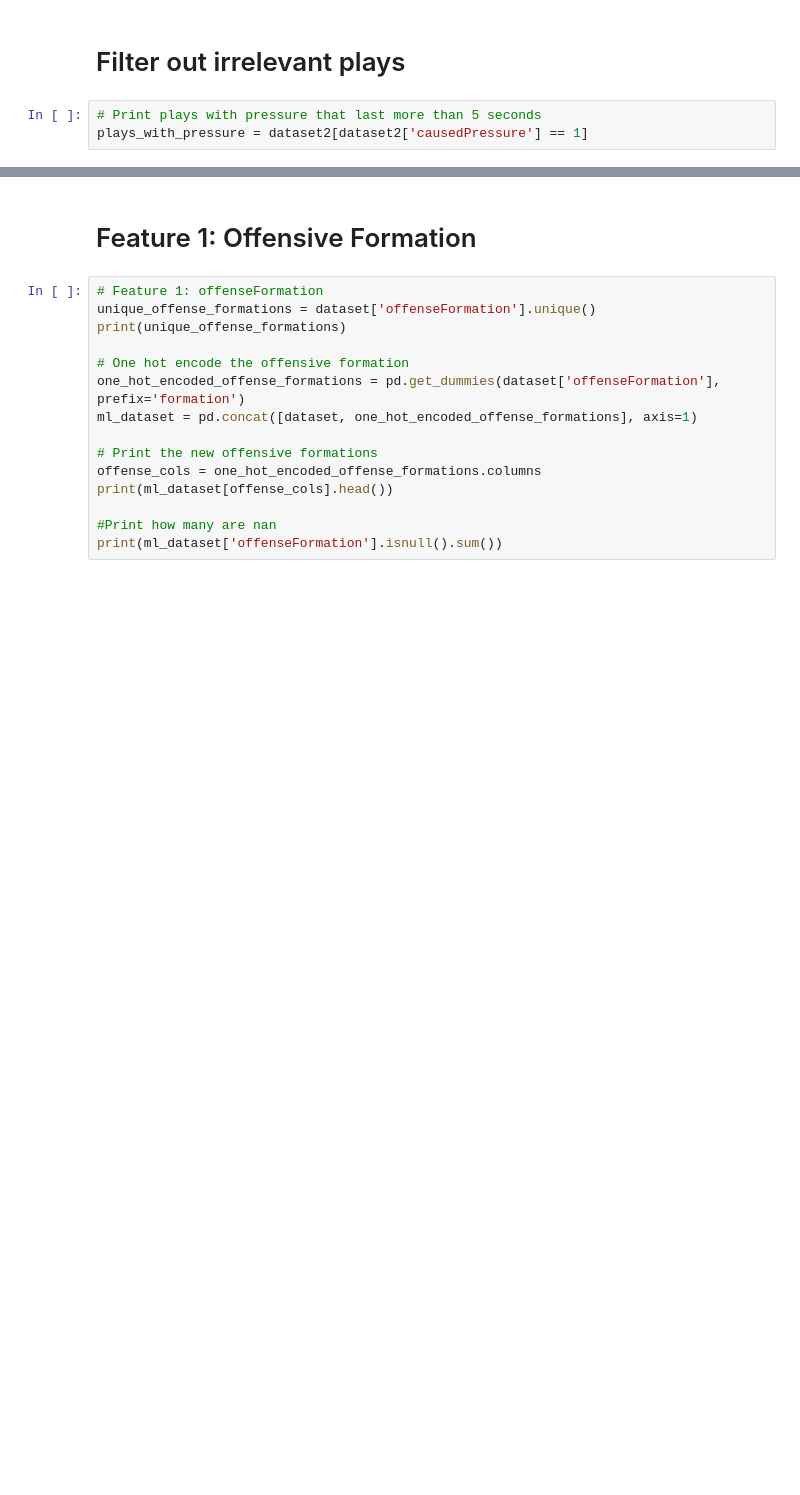
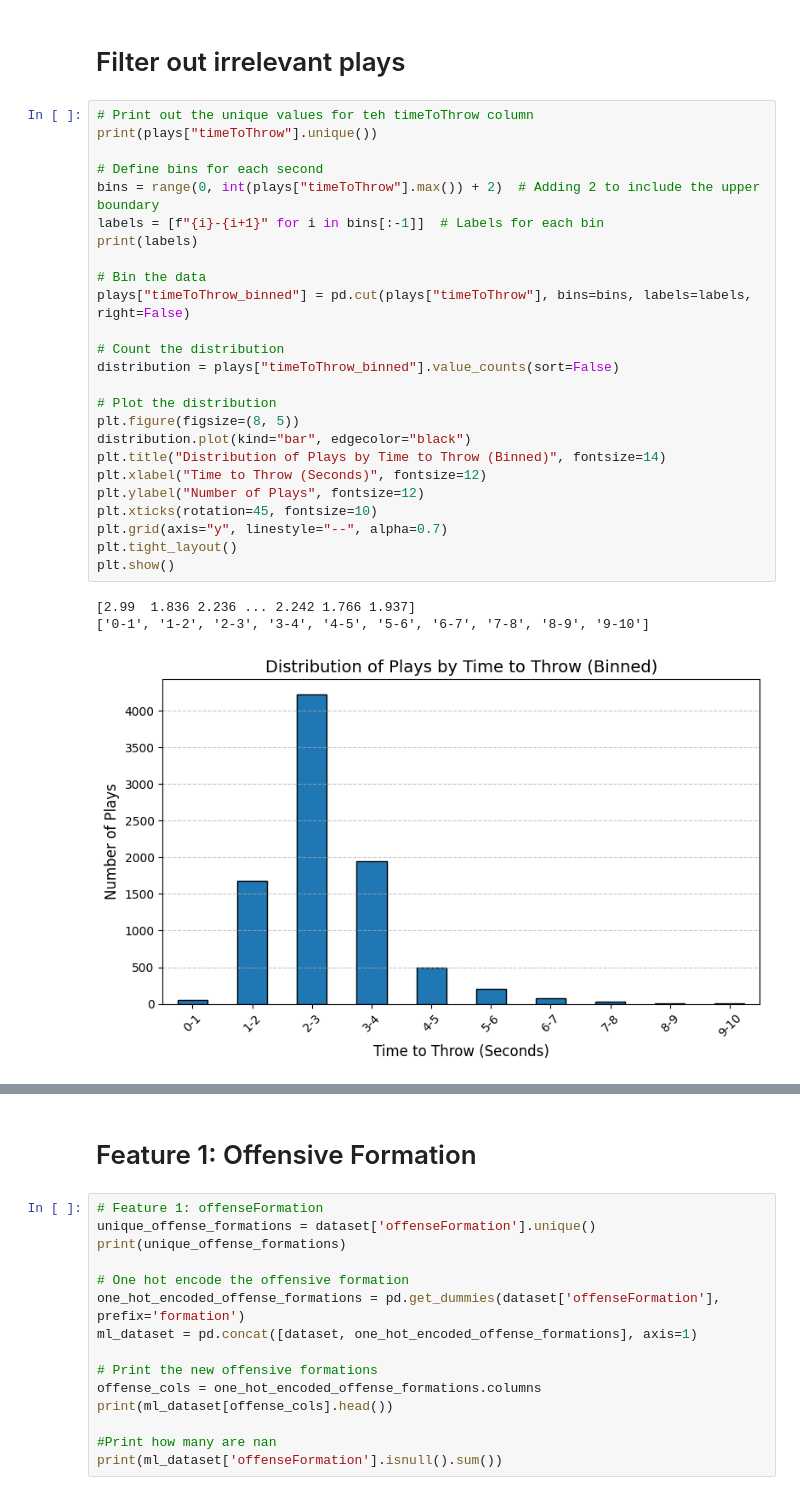
Before and after one commit to CrawfordJohn/big-data-bowl, a Jupyter notebook: create_dataset.ipynb, the cells around one changed output, grey strips where cells are left out. Saved outputs shown, nothing was run; the diff lists cells and outputs as text; blank space fills up the shorter version.

Commit message:
tested no plays where QB throws after 4 seconds

```diff
--- a/create_dataset.ipynb
+++ b/create_dataset.ipynb
@@ -56,5 +38,31 @@ dataset2 = plays.drop_duplicates(subset=['gameId', 'playId'])
 # %% [markdown]
 # Filter out irrelevant plays
-# %%
-# Print plays with pressure that last more than 5 seconds
-plays_with_pressure = dataset2[dataset2['causedPressure'] == 1]
+# %%
+# Print out the unique values for teh timeToThrow column
+print(plays["timeToThrow"].unique())
+
+# Define bins for each second
+bins = range(0, int(plays["timeToThrow"].max()) + 2)  # Adding 2 to include the upper boundary
+labels = [f"{i}-{i+1}" for i in bins[:-1]]  # Labels for each bin
+print(labels)
+
+# Bin the data
+plays["timeToThrow_binned"] = pd.cut(plays["timeToThrow"], bins=bins, labels=labels, right=False)
+
+# Count the distribution
+distribution = plays["timeToThrow_binned"].value_counts(sort=False)
+
+# Plot the distribution
+plt.figure(figsize=(8, 5))
+distribution.plot(kind="bar", edgecolor="black")
+plt.title("Distribution of Plays by Time to Throw (Binned)", fontsize=14)
+plt.xlabel("Time to Throw (Seconds)", fontsize=12)
+plt.ylabel("Number of Plays", fontsize=12)
+plt.xticks(rotation=45, fontsize=10)
+plt.grid(axis="y", linestyle="--", alpha=0.7)
+plt.tight_layout()
+plt.show()
+# %% [output]
+[2.99  1.836 2.236 ... 2.242 1.766 1.937]
+['0-1', '1-2', '2-3', '3-4', '4-5', '5-6', '6-7', '7-8', '8-9', '9-10']
+[figure, added]
```
Also changed, not shown: parts of 5 cells of this notebook, 1 other file.
